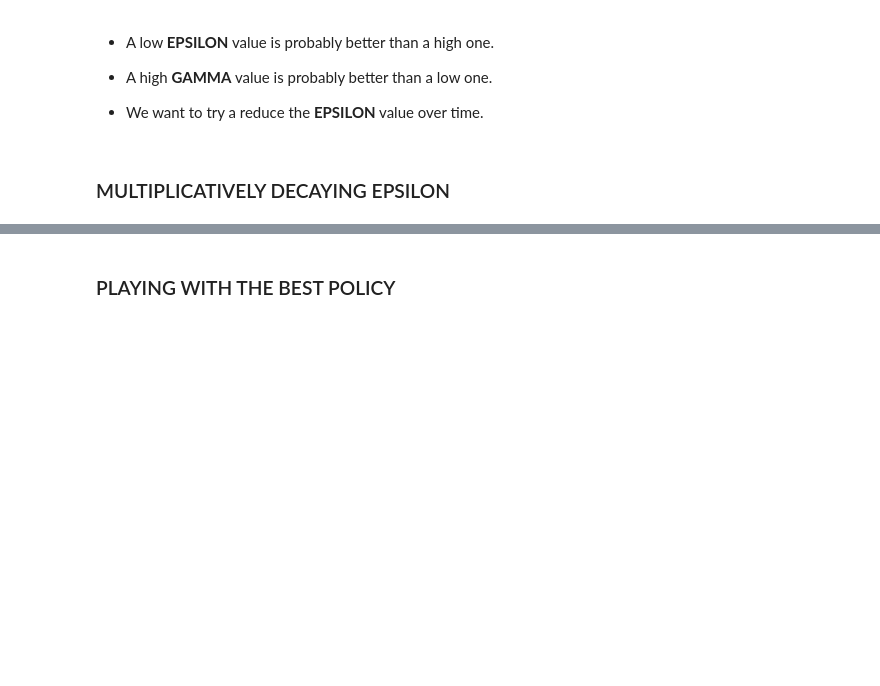
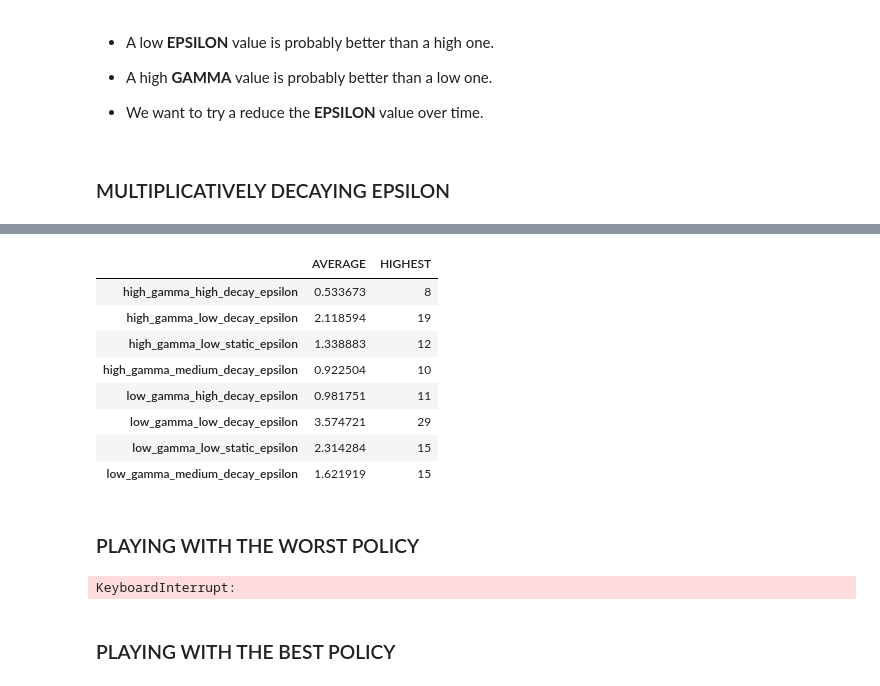
Before and after one commit to wickstjo/rl-policy-snake, a Jupyter notebook: presentation.ipynb, the cells around one changed output, grey strips where cells are left out. Cells and saved outputs as stored; diff of their text form; code cells hidden in the pictures; blank space fills up the shorter version.

```diff
--- a/presentation.ipynb
+++ b/presentation.ipynb
@@ -165,0 +99,8 @@ THIRD RUN: 34
+# %%
+low_gamma_high_decay_epsilon = utils.load('20k-low-gamma-high-decay-epsilon')
+# %%
+low_gamma_low_decay_epsilon = utils.load('20k-low-gamma-low-decay-epsilon')
+# %%
+low_gamma_low_static_epsilon = utils.load('20k-low-gamma-low-static-epsilon')
+# %%
+low_gamma_medium_decay_epsilon = utils.load('20k-low-gamma-medium-decay-epsilon')
@@ -165,0 +145,23 @@ THIRD RUN: 34
+# %%
+utils.show_best({
+    'high_gamma_high_decay_epsilon': high_gamma_high_decay_epsilon,
+    'high_gamma_low_decay_epsilon': high_gamma_low_decay_epsilon,
+    'high_gamma_low_static_epsilon': high_gamma_low_static_epsilon,
+    'high_gamma_medium_decay_epsilon': high_gamma_medium_decay_epsilon,
+    'low_gamma_high_decay_epsilon': low_gamma_high_decay_epsilon,
+    'low_gamma_low_decay_epsilon': low_gamma_low_decay_epsilon,
+    'low_gamma_low_static_epsilon': low_gamma_low_static_epsilon,
+    'low_gamma_medium_decay_epsilon': low_gamma_medium_decay_epsilon
+})
+# %% [output]
+|  | AVERAGE | HIGHEST |
+| high_gamma_high_decay_epsilon | 0.533673 | 8 |
+| high_gamma_low_decay_epsilon | 2.118594 | 19 |
+| high_gamma_low_static_epsilon | 1.338883 | 12 |
+| high_gamma_medium_decay_epsilon | 0.922504 | 10 |
+| low_gamma_high_decay_epsilon | 0.981751 | 11 |
+| low_gamma_low_decay_epsilon | 3.574721 | 29 |
+| low_gamma_low_static_epsilon | 2.314284 | 15 |
+| low_gamma_medium_decay_epsilon | 1.621919 | 15 |
+# %% [markdown]
+### PLAYING WITH THE WORST POLICY
@@ -166,2 +170,21 @@ THIRD RUN: 34
+# %%
+app.evaluate(**{
+    'actions': ['UP', 'DOWN', 'LEFT', 'RIGHT'],
+    'rewards': {
+        'death': -100,
+        'direction': 1,
+        'grow': 30
+    },
+    'epoch': 1,
+    'best': 1,
+    'policy': worst_policy,
+    'maze_size': [10, 10],
+    'iterations': 1000,
+    'max_steps': 100,
+    'delay': 0.001,
+    'display': True
+})
+# %% [output]
+KeyboardInterrupt:
 # %% [markdown]
 ### PLAYING WITH THE BEST POLICY
```
Also changed, not shown: parts of 47 cells of this notebook, 45 other files.
